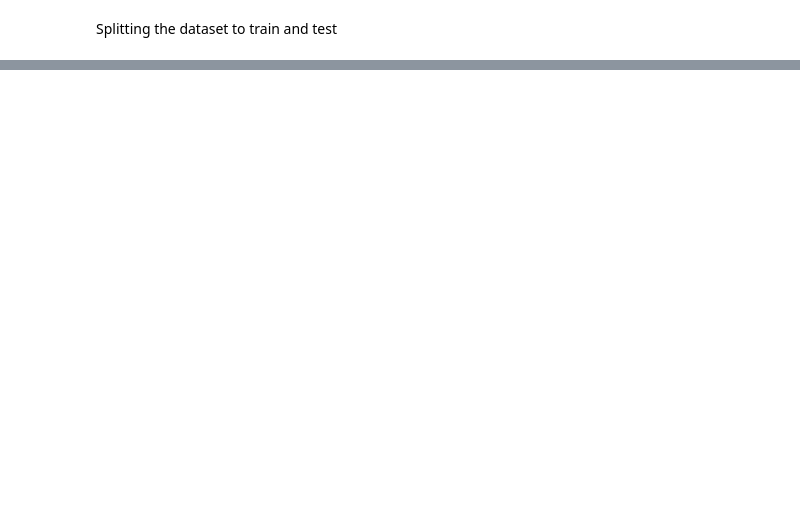
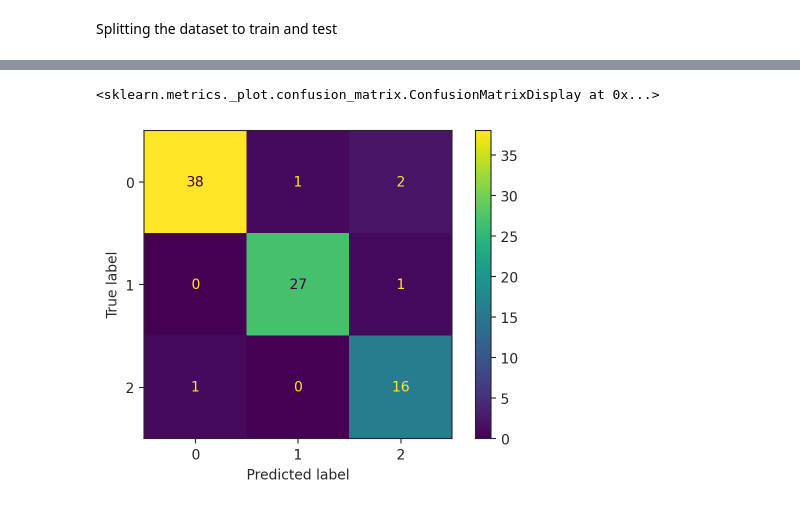
Before and after one commit to Raj-Gopika/ML_Models, a Jupyter notebook: DTreeonPenguin.ipynb, the cells around one changed output, grey strips where cells are left out. Drawn from its saved outputs; the diff is of its cells as text; code cells hidden in the pictures; blank space fills up the shorter version.

```diff
--- a/DTreeonPenguin.ipynb
+++ b/DTreeonPenguin.ipynb
@@ -68,4 +69,6 @@ penguins.head()
 # %% [markdown]
 Splitting the dataset to train and test
 # %%
-x_train, x_test, y_train,y_test = train_test_split(x, y, )
+#test_size bydefault is 75-25 if not specified
+
+x_train, x_test, y_train,y_test = train_test_split(x, y, random_state=47 )
@@ -71,0 +95,5 @@ x_train, x_test, y_train,y_test = train_test_split(x, y, )
+# %%
+ConfusionMatrixDisplay(confusion_matrix= confusion_matrix(y_test, dt.predict(x_test))).plot()
+# %% [output]
+<sklearn.metrics._plot.confusion_matrix.ConfusionMatrixDisplay at 0x...>
+[figure, added]
```
Also changed, not shown: parts of 11 cells of this notebook.
